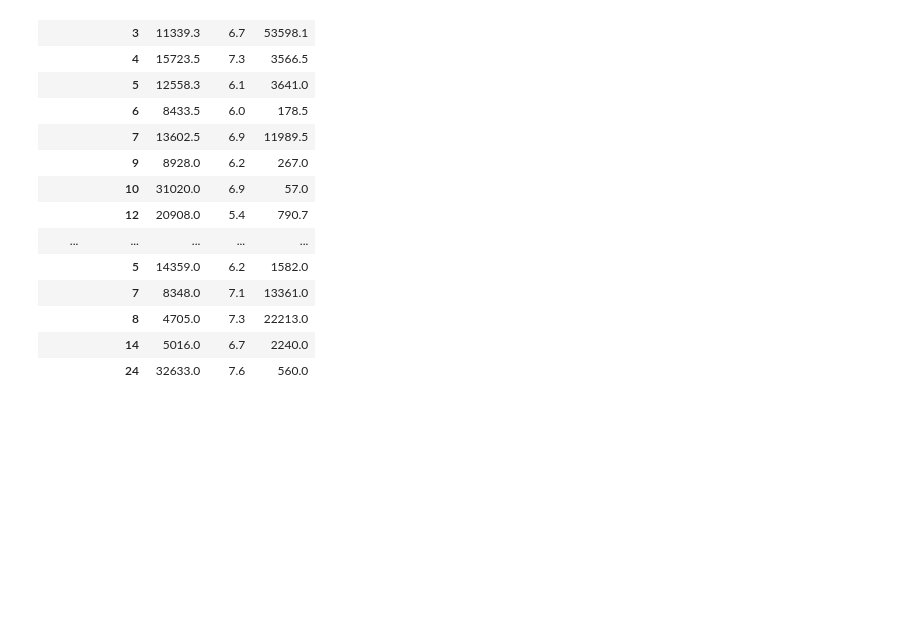
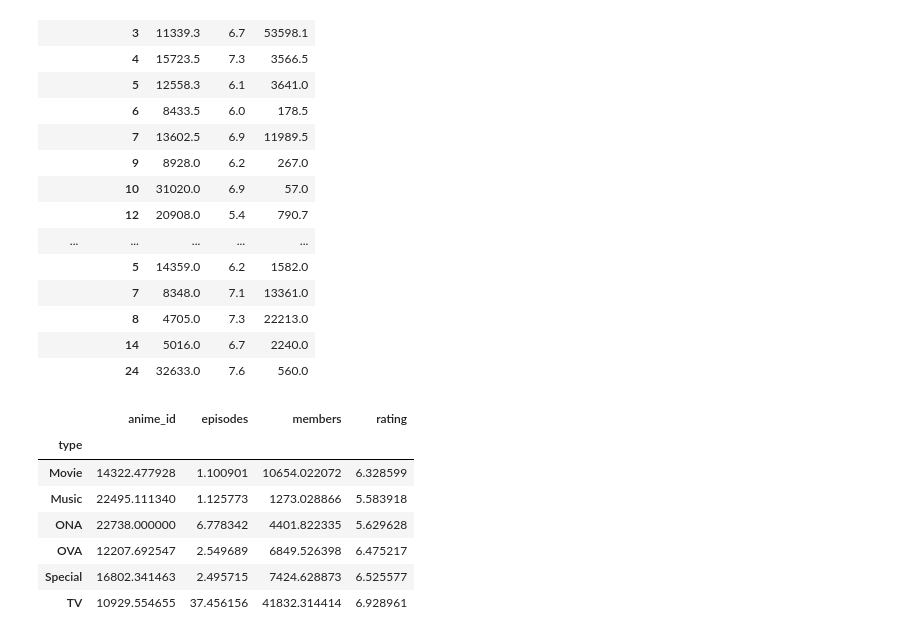
Before and after one commit to mocamocaland/jupyterbook_sample, a Jupyter notebook: pandas_sample_groupby_3_8.ipynb, the cells around one changed output. Saved outputs shown, nothing was run; the diff lists cells and outputs as text; code cells hidden in the pictures; blank space fills up the shorter version.

```diff
--- a/pandas_sample_groupby_3_8.ipynb
+++ b/pandas_sample_groupby_3_8.ipynb
@@ -76,3 +76,14 @@ df.groupby(['type', 'episodes']).mean().round(1).head(20)
 |  | 8 | 4705.0 | 7.3 | 22213.0 |
 |  | 14 | 5016.0 | 6.7 | 2240.0 |
 |  | 24 | 32633.0 | 7.6 | 560.0 |
+# %%
+df.pivot_table(index='type', aggfunc=np.mean) # メソッドによる平均値
+# %% [output]
+|  | anime_id | episodes | members | rating |
+| type |  |  |  |  |
+| Movie | 14322.477928 | 1.100901 | 10654.022072 | 6.328599 |
+| Music | 22495.111340 | 1.125773 | 1273.028866 | 5.583918 |
+| ONA | 22738.000000 | 6.778342 | 4401.822335 | 5.629628 |
+| OVA | 12207.692547 | 2.549689 | 6849.526398 | 6.475217 |
+| Special | 16802.341463 | 2.495715 | 7424.628873 | 6.525577 |
+| TV | 10929.554655 | 37.456156 | 41832.314414 | 6.928961 |
```
Also changed, not shown: parts of 1 cell of this notebook.
